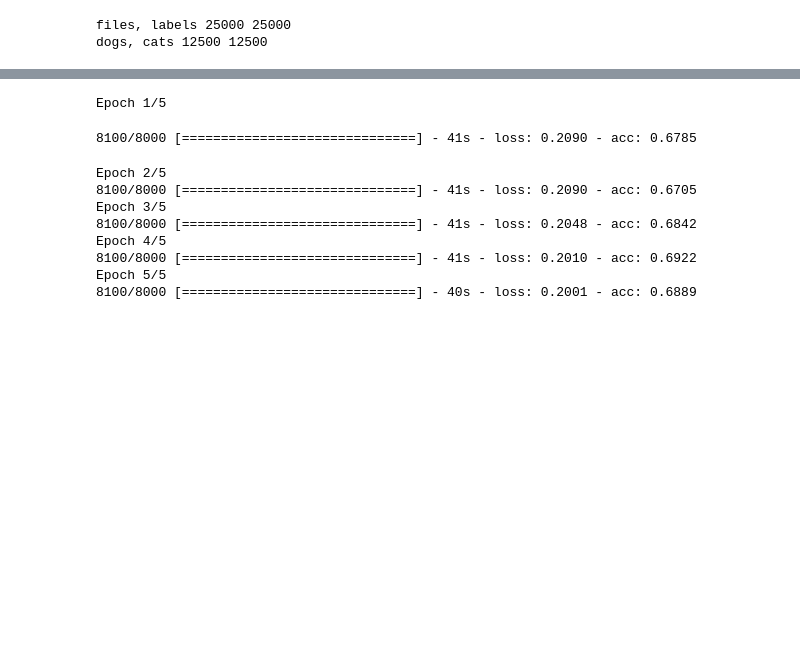
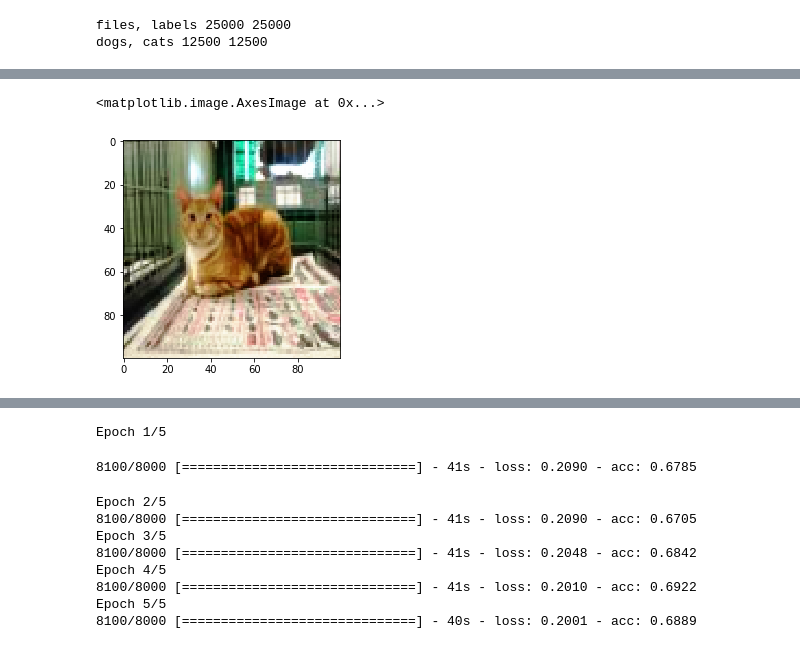
Before and after one commit to tempflip/catsVsDogs, a Jupyter notebook: catsVsDogs_2nd.ipynb, the cells around one changed output, grey strips where cells are left out. Saved outputs shown, nothing was run; the diff lists cells and outputs as text; code cells hidden in the pictures; blank space fills up the shorter version.

```diff
--- a/catsVsDogs_2nd.ipynb
+++ b/catsVsDogs_2nd.ipynb
@@ -74,3 +92,8 @@ def generator(x_set, y_set, batch_size = 100):
+# %%
+plt.imshow(get_img(x_train[0]))
+# %% [output]
+<matplotlib.image.AxesImage at 0x...>
+[figure, added]
 # %%
 gen = generator(x_train, y_train, batch_size = 6)
 x, y = next(gen)
```
Also changed, not shown: parts of 7 cells of this notebook.
